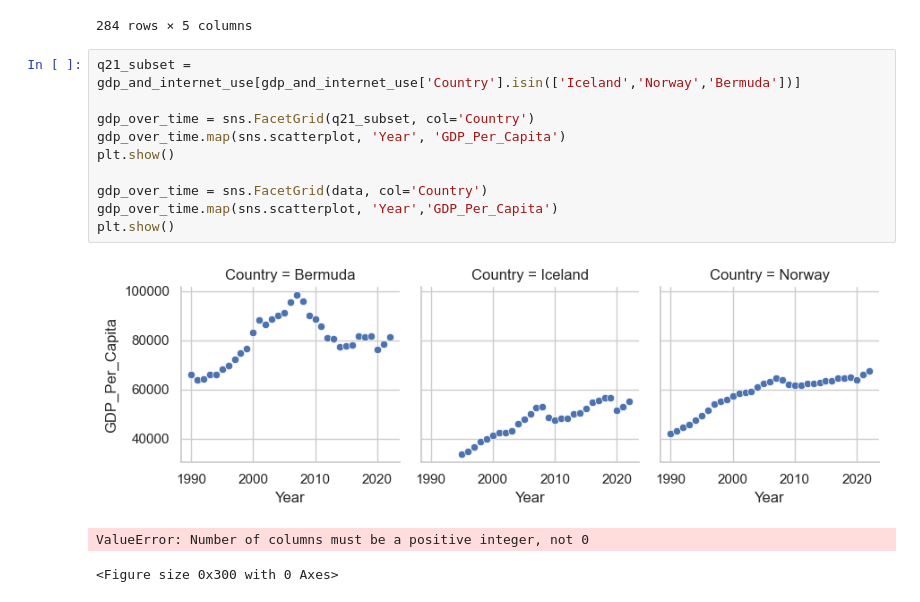
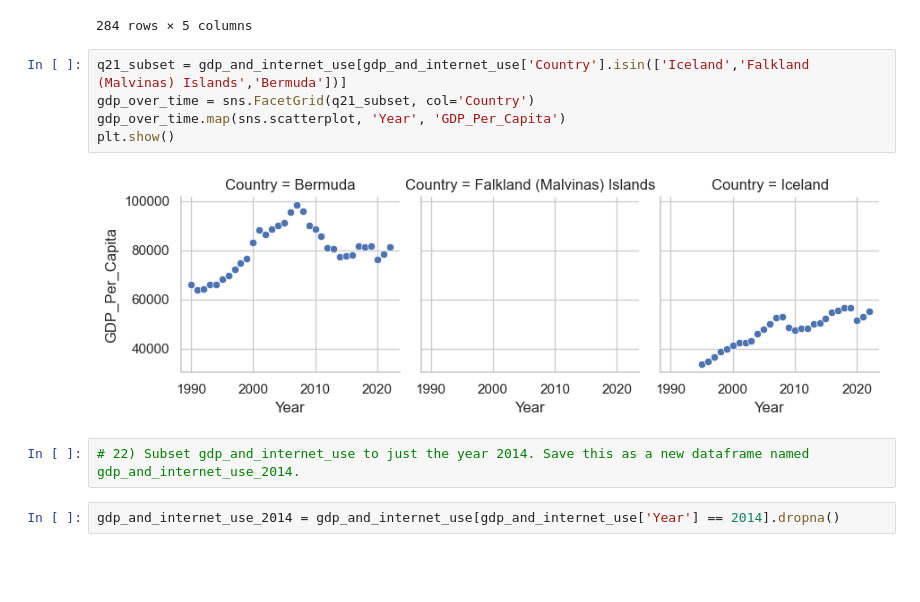
Before and after one commit to NSS-Data-Analytics-Cohort-13/un-exploration-mikeriello, a Jupyter notebook: notebooks/UN_project.ipynb, the cells around one changed output. Cells and saved outputs as stored; diff of their text form; blank space fills up the shorter version.

```diff
--- a/notebooks/UN_project.ipynb
+++ b/notebooks/UN_project.ipynb
@@ -1034,16 +1005,13 @@ gdp_and_internet_use[gdp_and_internet_use['Year'] == 2014].sort_values(by='Inter
 | 9011 | World | 2014 | 15121.0 | NaN | NaN |
 284 rows × 5 columns
 # %%
-q21_subset = gdp_and_internet_use[gdp_and_internet_use['Country'].isin(['Iceland','Norway','Bermuda'])]
-
+q21_subset = gdp_and_internet_use[gdp_and_internet_use['Country'].isin(['Iceland','Falkland (Malvinas) Islands','Bermuda'])]
 gdp_over_time = sns.FacetGrid(q21_subset, col='Country')
 gdp_over_time.map(sns.scatterplot, 'Year', 'GDP_Per_Capita')
 plt.show()
-
-gdp_over_time = sns.FacetGrid(data, col='Country')
-gdp_over_time.map(sns.scatterplot, 'Year','GDP_Per_Capita')
-plt.show()
 # %% [output]
-[figure, old version]
+[figure, new version]
-ValueError: Number of columns must be a positive integer, not 0
-<Figure size 0x300 with 0 Axes>
+# %%
+# 22) Subset gdp_and_internet_use to just the year 2014. Save this as a new dataframe named gdp_and_internet_use_2014.
+# %%
+gdp_and_internet_use_2014 = gdp_and_internet_use[gdp_and_internet_use['Year'] == 2014].dropna()
```
Also changed, not shown: parts of 52 cells of this notebook.
